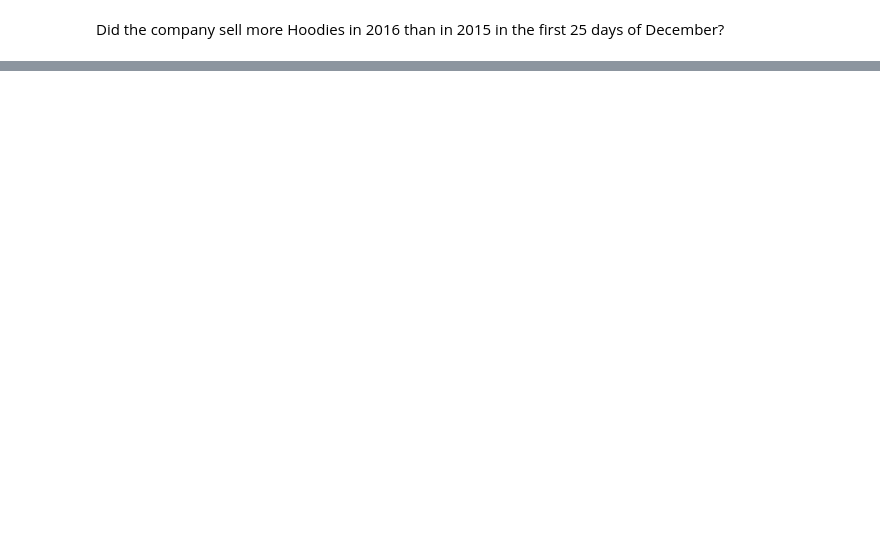
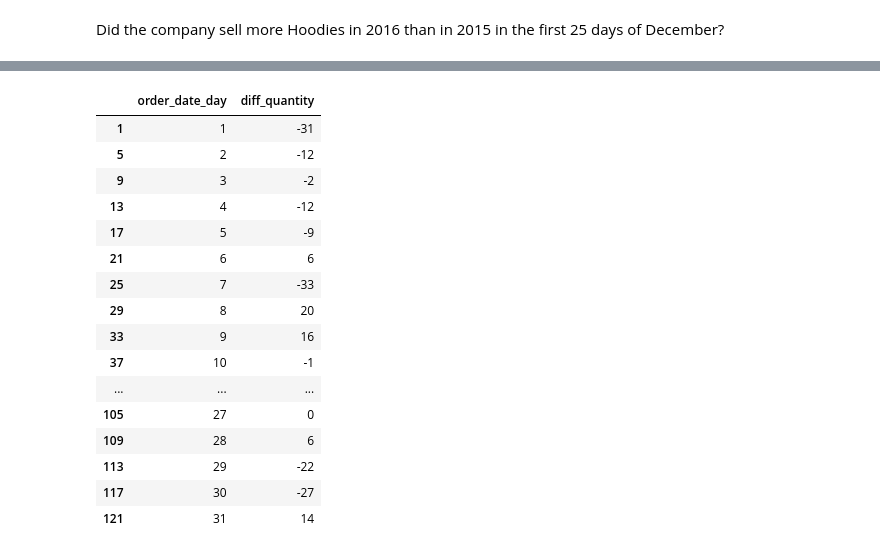
Before and after one commit to Daesparz/Conundrum_2, a Jupyter notebook: data_analysis.ipynb, the cells around one changed output, grey strips where cells are left out. Cells and saved outputs as stored; diff of their text form; code cells hidden in the pictures; blank space fills up the shorter version.

```diff
--- a/data_analysis.ipynb
+++ b/data_analysis.ipynb
@@ -258,0 +268,21 @@ _ = plt.ylabel('Sold Items', size=12)
+# %%
+df_diff = df_merge.loc[:, ['order_date_day', 'diff_quantity']]
+df_diff
+# %% [output]
+|  | order_date_day | diff_quantity |
+| 1 | 1 | -31 |
+| 5 | 2 | -12 |
+| 9 | 3 | -2 |
+| 13 | 4 | -12 |
+| 17 | 5 | -9 |
+| 21 | 6 | 6 |
+| 25 | 7 | -33 |
+| 29 | 8 | 20 |
+| 33 | 9 | 16 |
+| 37 | 10 | -1 |
+| ... | ... | ... |
+| 105 | 27 | 0 |
+| 109 | 28 | 6 |
+| 113 | 29 | -22 |
+| 117 | 30 | -27 |
+| 121 | 31 | 14 |
```
Also changed, not shown: parts of 16 cells of this notebook.
